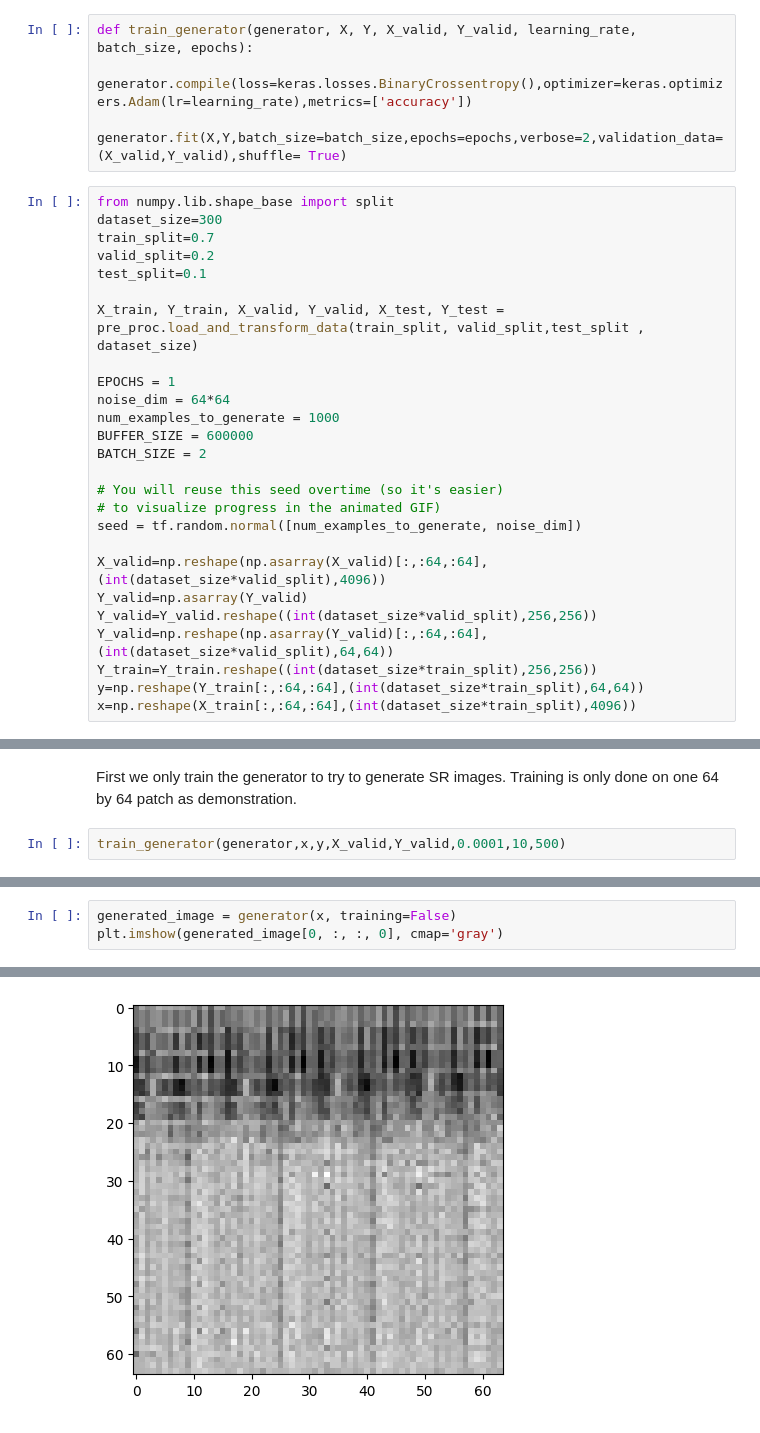
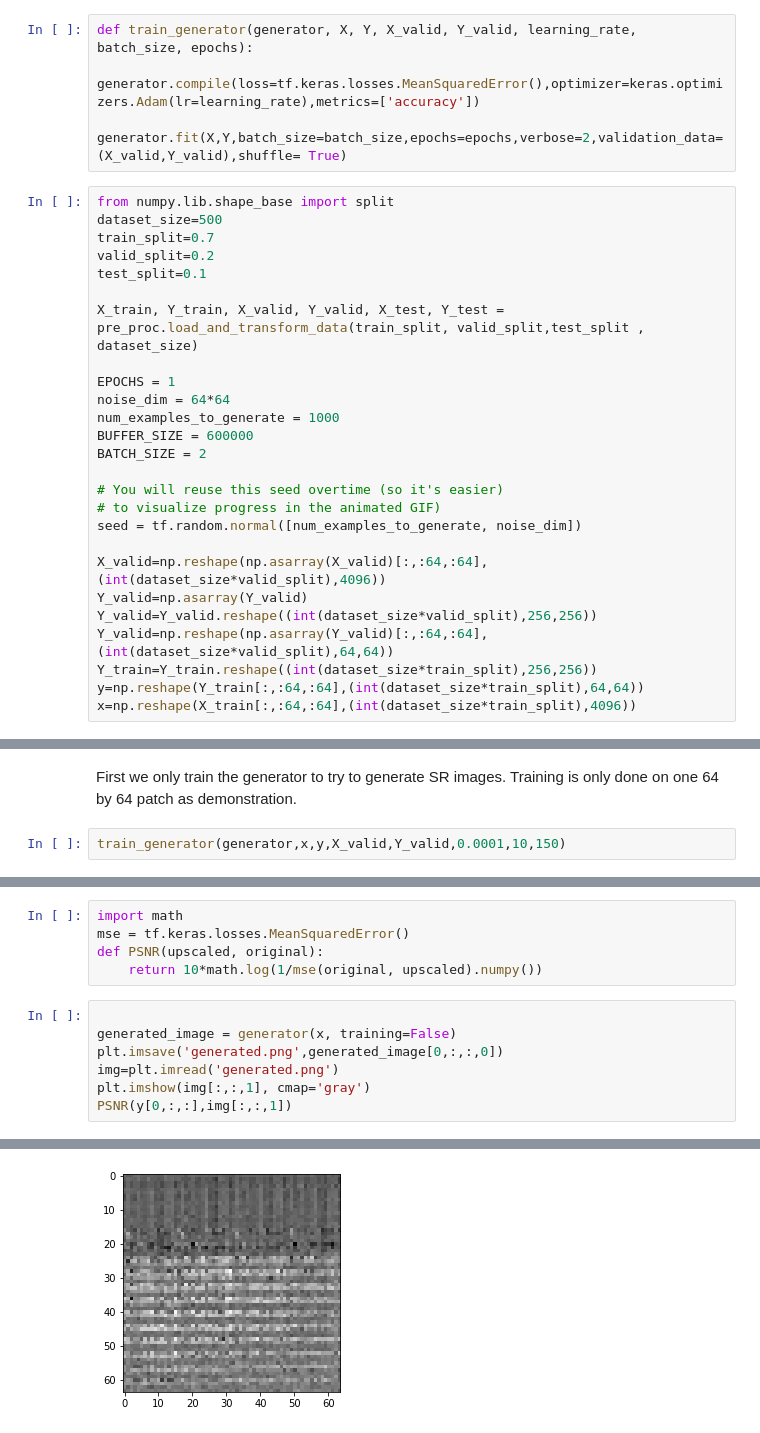
Before and after one commit to Xeena2812/deep-learning-nhf, a Jupyter notebook: training.ipynb, the cells around one changed output, grey strips where cells are left out. Saved outputs shown, nothing was run; the diff lists cells and outputs as text.

```diff
--- a/training.ipynb
+++ b/training.ipynb
@@ -185,11 +188,11 @@ checkpoint = tf.train.Checkpoint(generator_optimizer=generator_optimizer,
                                  discriminator=discriminator)
 # %%
 def train_generator(generator, X, Y, X_valid, Y_valid, learning_rate, batch_size, epochs):
-  generator.compile(loss=keras.losses.BinaryCrossentropy(),optimizer=keras.optimizers.Adam(lr=learning_rate),metrics=['accuracy'])
+  generator.compile(loss=tf.keras.losses.MeanSquaredError(),optimizer=keras.optimizers.Adam(lr=learning_rate),metrics=['accuracy'])
   generator.fit(X,Y,batch_size=batch_size,epochs=epochs,verbose=2,validation_data=(X_valid,Y_valid),shuffle= True)
 # %%
 from numpy.lib.shape_base import split
-dataset_size=300
+dataset_size=500
 train_split=0.7
 valid_split=0.2
 test_split=0.1
@@ -219,5 +219,5 @@ discriminator = make_discriminator_model()
 # %% [markdown]
 First we only train the generator to try to generate SR images. Training is only done on one 64 by 64 patch as demonstration.
 # %%
-train_generator(generator,x,y,X_valid,Y_valid,0.0001,10,500)
+train_generator(generator,x,y,X_valid,Y_valid,0.0001,10,150)
 # %% [output]
@@ -242,4 +243,13 @@ KeyboardInterrupt:
+# %%
+import math
+mse = tf.keras.losses.MeanSquaredError()
+def PSNR(upscaled, original):
+    return 10*math.log(1/mse(original, upscaled).numpy())
 # %%
+
 generated_image = generator(x, training=False)
-plt.imshow(generated_image[0, :, :, 0], cmap='gray')
+plt.imsave('generated.png',generated_image[0,:,:,0])
+img=plt.imread('generated.png')
+plt.imshow(img[:,:,1], cmap='gray')
+PSNR(y[0,:,:],img[:,:,1])
 # %% [output]
@@ -247 +257 @@ plt.imshow(generated_image[0, :, :, 0], cmap='gray')
-[figure, old version]
+[figure, new version]
```
Also changed, not shown: parts of 5 cells of this notebook.
